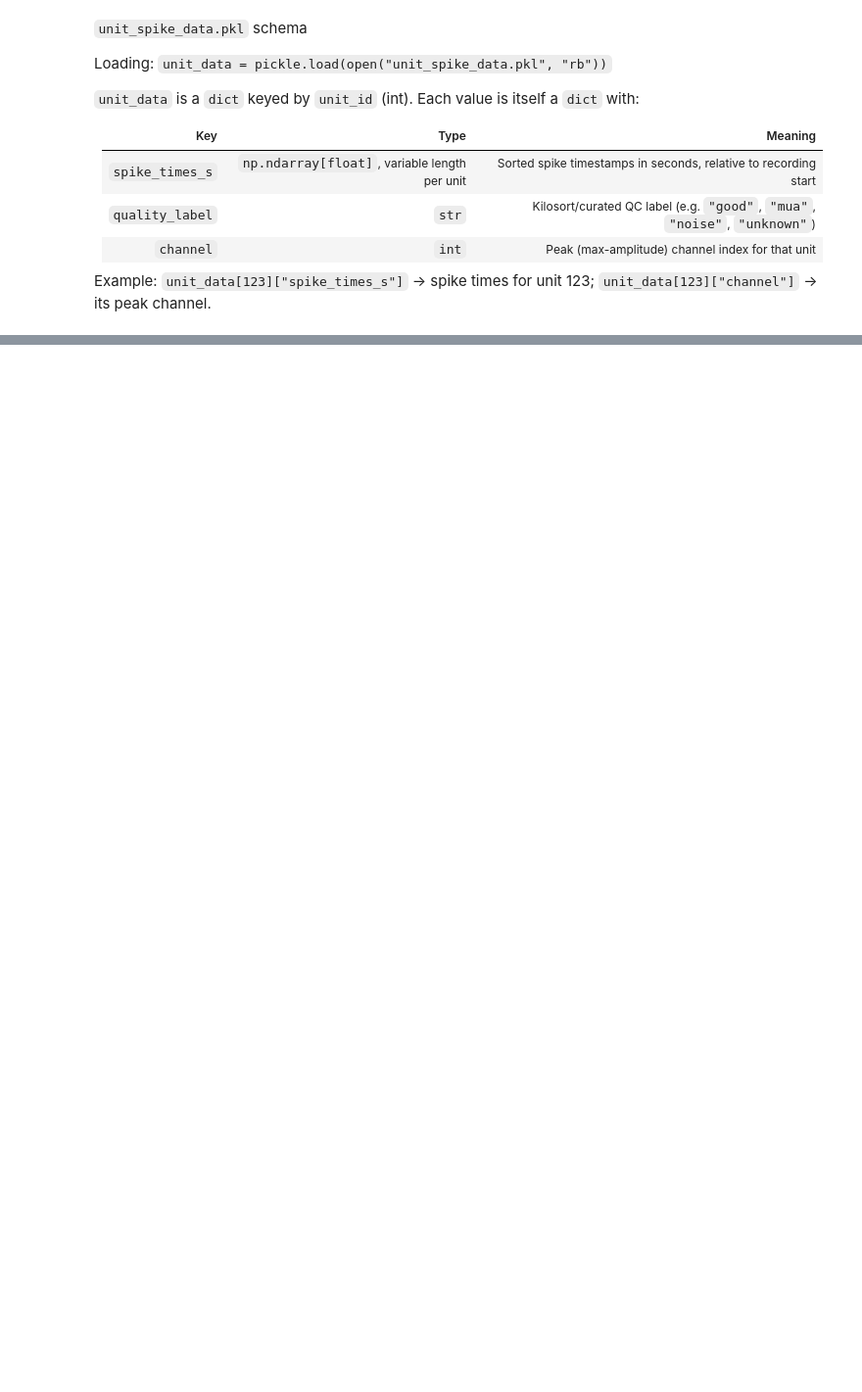
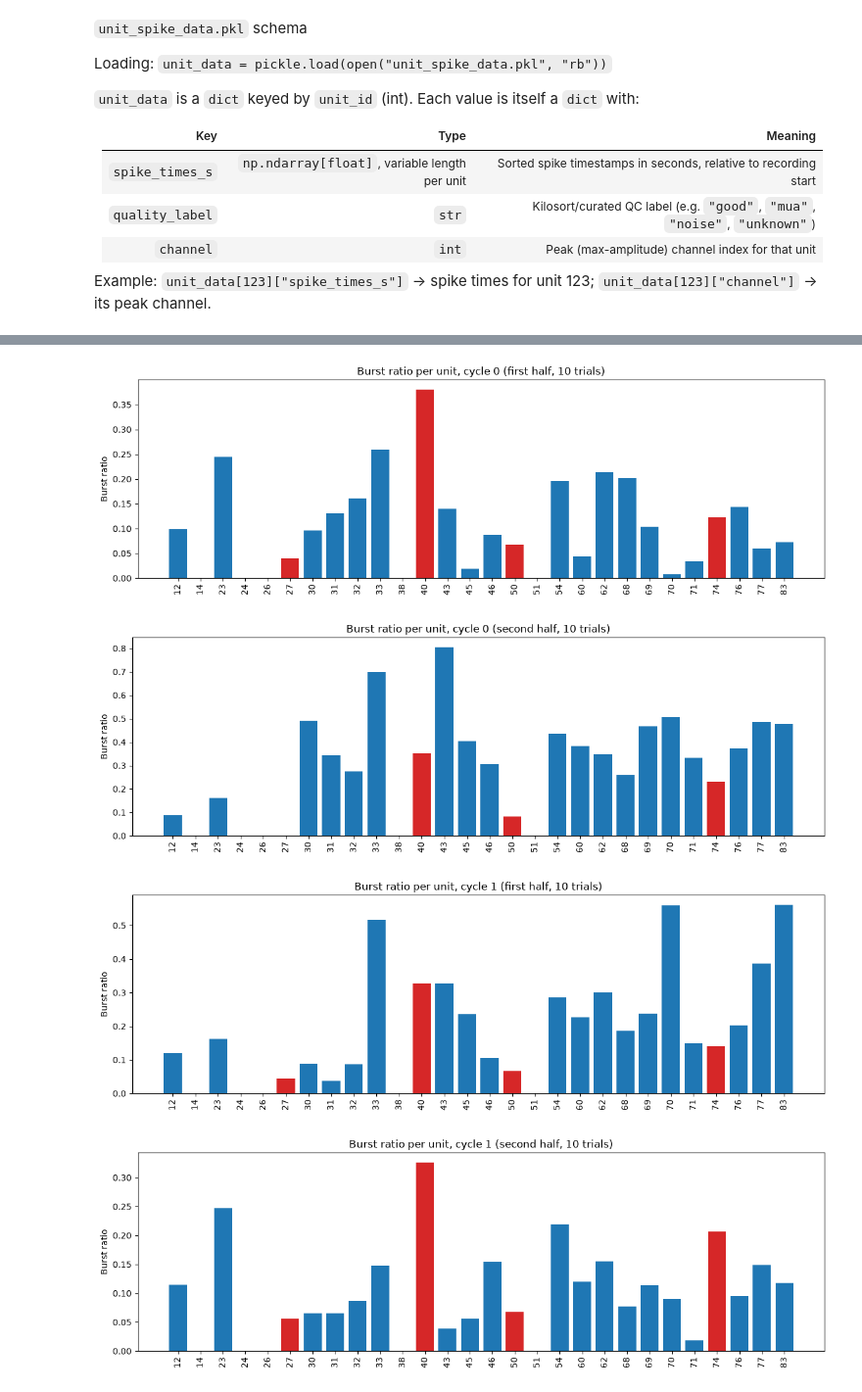
Before and after one commit to StyraxW/Spikesorting_related, a Jupyter notebook: sorted/post_processing.ipynb, the cells around one changed output, grey strips where cells are left out. Shown at 98% size. Saved outputs shown, nothing was run; the diff lists cells and outputs as text; code cells hidden in the pictures; blank space fills up the shorter version.

```diff
--- a/sorted/post_processing.ipynb
+++ b/sorted/post_processing.ipynb
@@ -392,6 +735,7 @@ for i in range(3):
 # --- Burst-spike identification: a spike is a "burst spike" if another spike from the
 # same train falls within burst_isi_s of it (looking both backward and forward) ---
 from scipy.stats import ttest_ind
+anti_list = np.array([4, 5, 10, 11, 15, 24])
 
 def identify_burst_spikes(spike_times, start_time_s=None, end_time_s=None, burst_isi_s=0.010):
     times = np.asarray(spike_times)
@@ -414,7 +758,8 @@ cycle_start = np.array([[0, 48, 67], [7, 30, 76], [16, 39, 60]])  # nominal star
 # [0, 48, 67] for 12hz
 # [7, 30, 76] for 4+12hz
 # [16, 39, 60] for 18+ 12hz
-start_time = np.array([1893, 2971])  # [no-mask, mask]
+# start_time = np.array([1893, 2971])  # [no-mask, mask]
+start_time = 2971.0
 lapse_s = 4  # covers trial_start_1..trial_end_2 below (two 2s halves)
 stim_hz = ["12", "NA", "4", "4-12", "18", "18-12"]
 
@@ -427,7 +772,7 @@ pooled_trial_ratios = []
 pooled_labels = []
 
 for i in range(3):
-    first_trial_start_s = start_time[1] + cycle_start[i]
+    first_trial_start_s = start_time + cycle_start[i]
     trial_period_s = 90       # nominal spacing between trials
     n_trials = 10                # number of trials to average
 
@@ -483,33 +828,39 @@ for i in range(3):
         pooled_labels.append(stim_hz[i * 2 + half_idx])
 
         fig, ax = plt.subplots(figsize=(max(12, 0.3 * n_units), 4))
-        ax.bar(np.arange(n_units), per_unit_ratio, color="tab:blue")
+        bar_colors = ["tab:red" if i in anti_list else "tab:blue" for i in range(n_units)]
+        ax.bar(np.arange(n_units), per_unit_ratio, color=bar_colors)
         ax.set_xticks(np.arange(n_units))
         ax.set_xticklabels([str(u) for u in unit_ids], rotation=90)
         ax.set_ylabel("Burst ratio")
         ax.set_title(f"Burst ratio per unit, cycle {i} ({window_label}, {n_trials} trials)")
         plt.tight_layout()
         plt.show()
 
 # --- Compare the unit-pooled burst ratio side by side, across all cycles/windows,
 # with trial-to-trial SEM error bars and a t-test between "4-12" and "18-12" ---
 fig, ax = plt.subplots(figsize=(8, 4))
 x = np.arange(len(pooled_ratios))
 ax.bar(x, pooled_ratios, yerr=pooled_sems, capsize=4, color="tab:orange")
 ax.set_xticks(x)
 ax.set_xticklabels(pooled_labels, rotation=45, ha="right")
 ax.set_ylabel("Burst ratio")
 ax.set_title("Unit-pooled burst ratio (mean +/- SEM across trials)")
 
 idx_a = pooled_labels.index("4-12")
 idx_b = pooled_labels.index("18-12")
 p_value = ttest_ind(pooled_trial_ratios[idx_a], pooled_trial_ratios[idx_b], nan_policy="omit").pvalue
 
 bar_top = max(pooled_ratios[idx_a] + pooled_sems[idx_a], pooled_ratios[idx_b] + pooled_sems[idx_b])
 bracket_y = bar_top * 1.1
 ax.plot([idx_a, idx_a, idx_b, idx_b], [bracket_y, bracket_y * 1.03, bracket_y * 1.03, bracket_y], color="black")
 ax.text((idx_a + idx_b) / 2, bracket_y * 1.04, f"p = {p_value:.3g}", ha="center")
 ax.set_ylim(0, 0.50)
 
 plt.tight_layout()
 plt.show()
+# %% [output]
+[figure, added]
+[figure, added]
+[figure, added]
+[figure, added]
```
Also changed, not shown: parts of 16 cells of this notebook, 1 other file.
